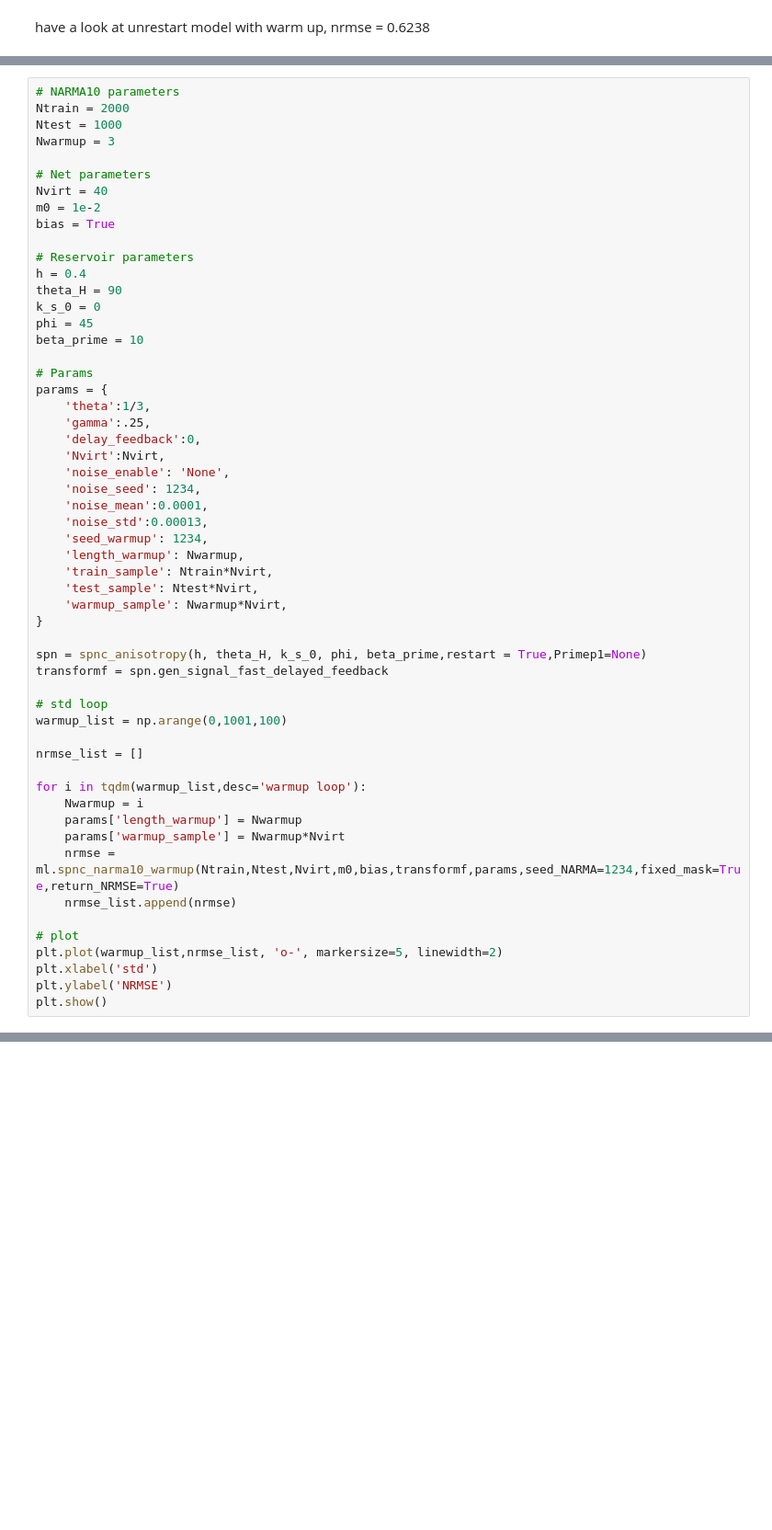
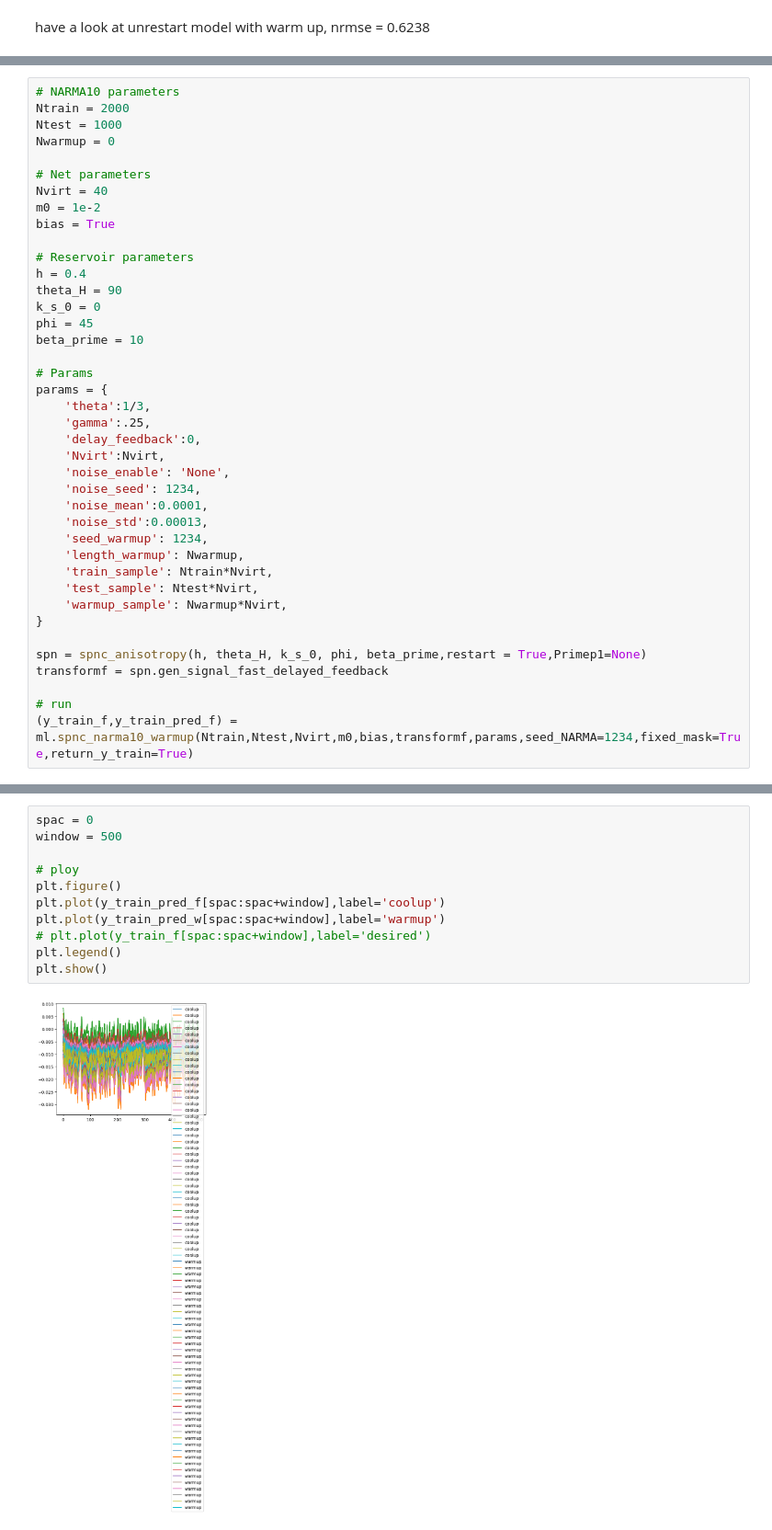
Before and after one commit to spintronic-computing-group/spnc, a Jupyter notebook: warmup.ipynb, the cells around one changed output, grey strips where cells are left out. Shown at 92% size. Saved outputs shown, nothing was run; the diff lists cells and outputs as text; blank space fills up the shorter version.

```diff
--- a/warmup.ipynb
+++ b/warmup.ipynb
@@ -213,7 +213,7 @@ Looks like warmup does work, but it is a negative influence. Let's do a loop to
 # NARMA10 parameters
 Ntrain = 2000
 Ntest = 1000
-Nwarmup = 3
+Nwarmup = 0
 
 # Net parameters
 Nvirt = 40
@@ -247,23 +247,8 @@ params = {
 spn = spnc_anisotropy(h, theta_H, k_s_0, phi, beta_prime,restart = True,Primep1=None)
 transformf = spn.gen_signal_fast_delayed_feedback
 
-# std loop
-warmup_list = np.arange(0,1001,100)
-
-nrmse_list = []
-
-for i in tqdm(warmup_list,desc='warmup loop'):
-    Nwarmup = i
-    params['length_warmup'] = Nwarmup
-    params['warmup_sample'] = Nwarmup*Nvirt
-    nrmse = ml.spnc_narma10_warmup(Ntrain,Ntest,Nvirt,m0,bias,transformf,params,seed_NARMA=1234,fixed_mask=True,return_NRMSE=True)
-    nrmse_list.append(nrmse)
-
-# plot
-plt.plot(warmup_list,nrmse_list, 'o-', markersize=5, linewidth=2)
-plt.xlabel('std')
-plt.ylabel('NRMSE')
-plt.show()
+# run
+(y_train_f,y_train_pred_f) = ml.spnc_narma10_warmup(Ntrain,Ntest,Nvirt,m0,bias,transformf,params,seed_NARMA=1234,fixed_mask=True,return_y_train=True)
 # %% [output]
 seed warmup: 1234
 length warmup: 0
@@ -437,0 +330,13 @@ Spacer NRMSE:0
+# %%
+spac = 0
+window = 500
+
+# ploy
+plt.figure()
+plt.plot(y_train_pred_f[spac:spac+window],label='coolup')
+plt.plot(y_train_pred_w[spac:spac+window],label='warmup')
+# plt.plot(y_train_f[spac:spac+window],label='desired')
+plt.legend()
+plt.show()
+# %% [output]
+[figure, added]
```
Also changed, not shown: parts of 4 cells of this notebook.
